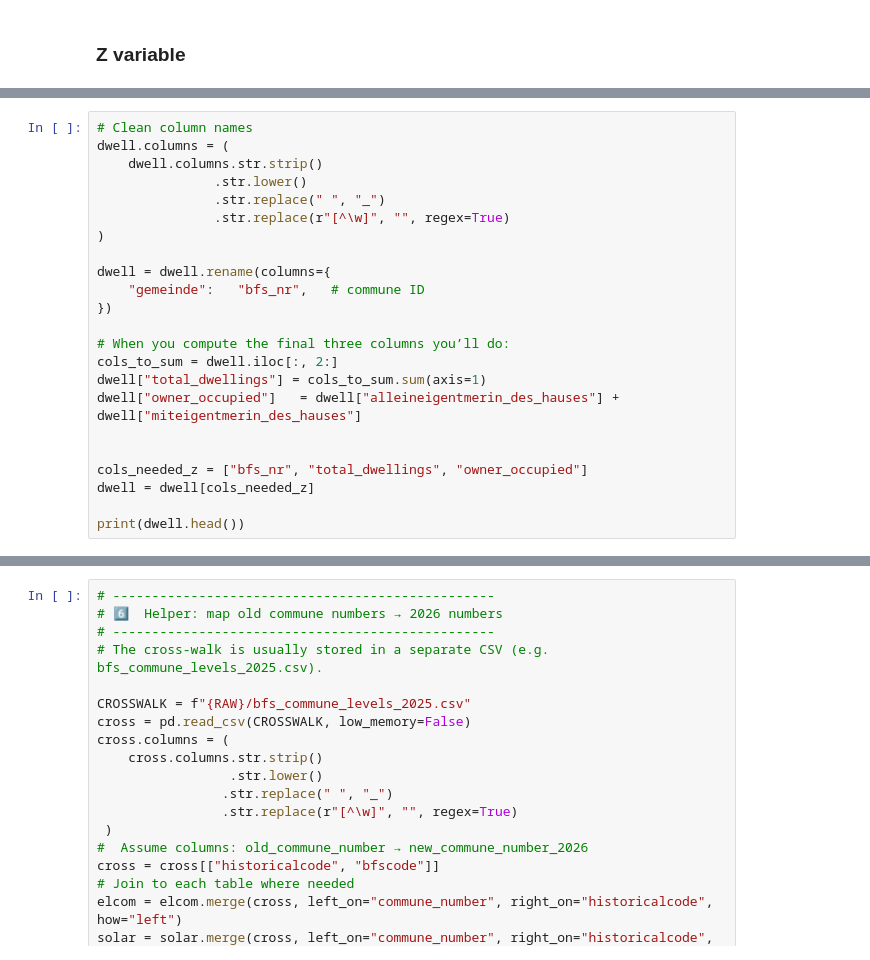
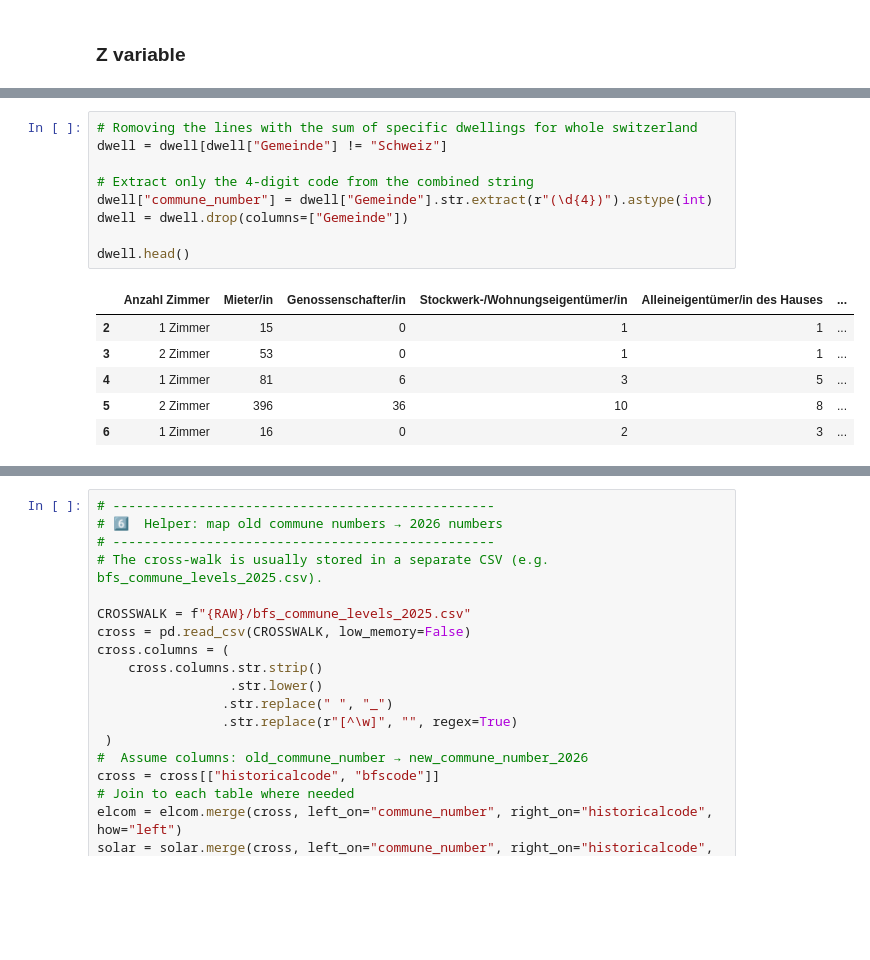
Before and after one commit to marierobillon/DS_causal_inf_for_sustainability_teamwork, a Jupyter notebook: main.ipynb, the cells around one changed output, grey strips where cells are left out. Saved outputs shown, nothing was run; the diff lists cells and outputs as text; blank space fills up the shorter version.

```diff
--- a/main.ipynb
+++ b/main.ipynb
@@ -147,25 +148,18 @@ dwell.head()
 | 3 | 0001 Aeugst am Albis | 2 Zimmer | 53 | 0 | 1 | 1 | ... |
 | 4 | 0002 Affoltern am Albis | 1 Zimmer | 81 | 6 | 3 | 5 | ... |
 # %%
-# Clean column names
-dwell.columns = (
-    dwell.columns.str.strip()
-               .str.lower()
-               .str.replace(" ", "_")
-               .str.replace(r"[^\w]", "", regex=True)
-)
+# Romoving the lines with the sum of specific dwellings for whole switzerland
+dwell = dwell[dwell["Gemeinde"] != "Schweiz"]
 
-dwell = dwell.rename(columns={
-    "gemeinde":   "bfs_nr",   # commune ID
-})
+# Extract only the 4‑digit code from the combined string
+dwell["commune_number"] = dwell["Gemeinde"].str.extract(r"(\d{4})").astype(int)
+dwell = dwell.drop(columns=["Gemeinde"])
 
-# When you compute the final three columns you’ll do:
-cols_to_sum = dwell.iloc[:, 2:]
-dwell["total_dwellings"] = cols_to_sum.sum(axis=1)
-dwell["owner_occupied"]   = dwell["alleineigentmerin_des_hauses"] + dwell["miteigentmerin_des_hauses"]
-
-
-cols_needed_z = ["bfs_nr", "total_dwellings", "owner_occupied"]
-dwell = dwell[cols_needed_z]
-
-print(dwell.head())
+dwell.head()
+# %% [output]
+|  | Anzahl Zimmer | Mieter/in | Genossenschafter/in | Stockwerk-/Wohnungseigentümer/in | Alleineigentümer/in des Hauses | ... |
+| 2 | 1 Zimmer | 15 | 0 | 1 | 1 | ... |
+| 3 | 2 Zimmer | 53 | 0 | 1 | 1 | ... |
+| 4 | 1 Zimmer | 81 | 6 | 3 | 5 | ... |
+| 5 | 2 Zimmer | 396 | 36 | 10 | 8 | ... |
+| 6 | 1 Zimmer | 16 | 0 | 2 | 3 | ... |
```
Also changed, not shown: parts of 6 cells of this notebook.
